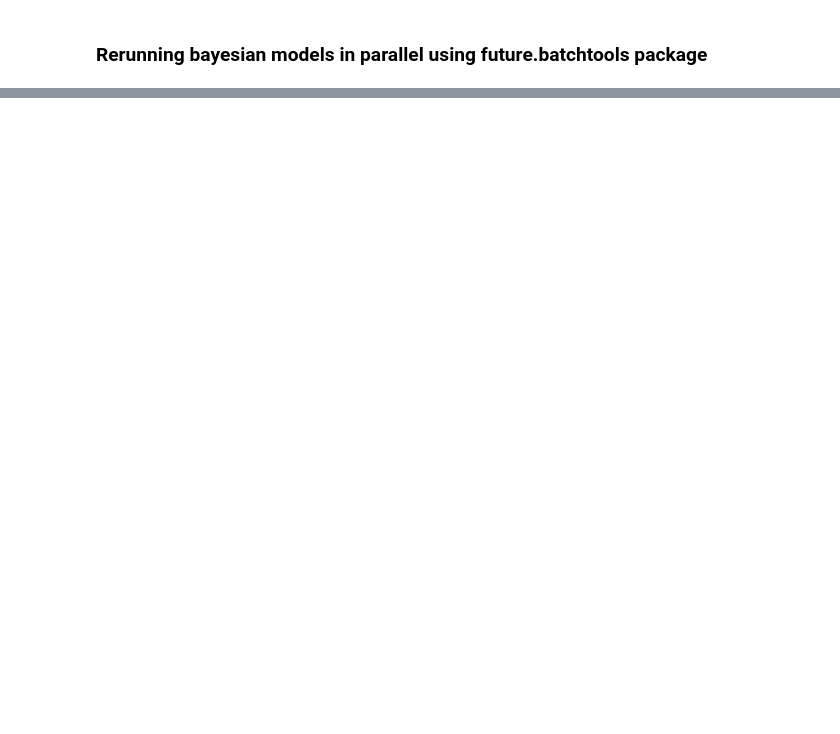
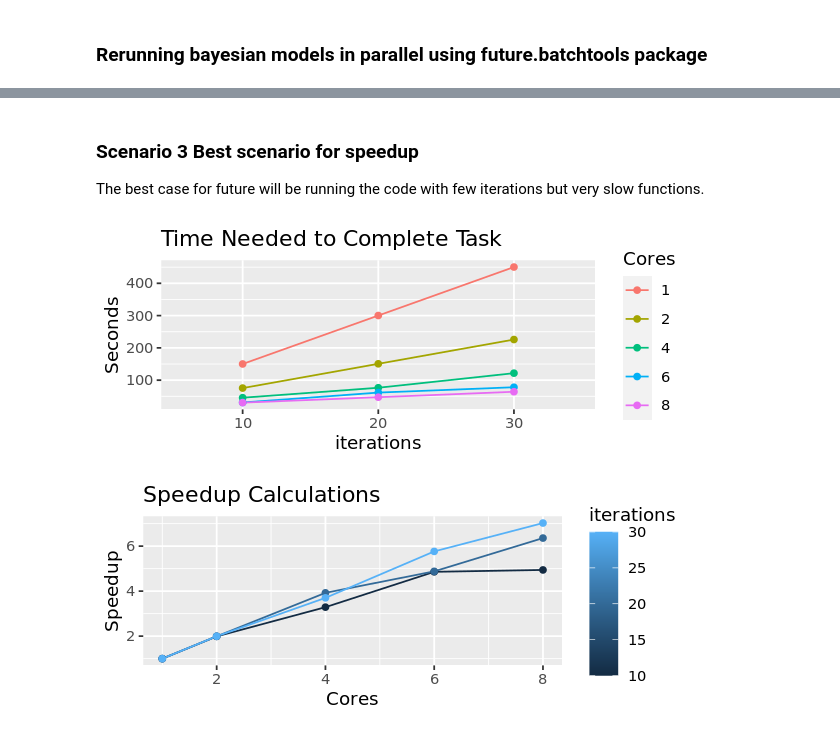
Before and after one commit to UNM-CARC/QuickBytes, a Jupyter notebook: Parallel_R_with_Future.ipynb, the cells around one changed output, grey strips where cells are left out. Saved outputs shown, nothing was run; the diff lists cells and outputs as text; code cells hidden in the pictures; blank space fills up the shorter version.

```diff
--- a/Parallel_R_with_Future.ipynb
+++ b/Parallel_R_with_Future.ipynb
@@ -499,0 +676,8 @@ paste0("Total runtime: ", round(mins, 1), " minutes")
+# %% [markdown]
+### Scenario 3 Best scenario for speedup
+The best case for future will be running the code with few iterations but very slow functions.
+# %%
+speedup_calc(iterations = seq(from = 10, 30, by = 10), cores = c(1,2,4,6, 8), wait_time = 15, evaluate = TRUE)
+# %% [output]
+[figure, added]
+[figure, added]
```
Also changed, not shown: parts of 50 cells of this notebook.
